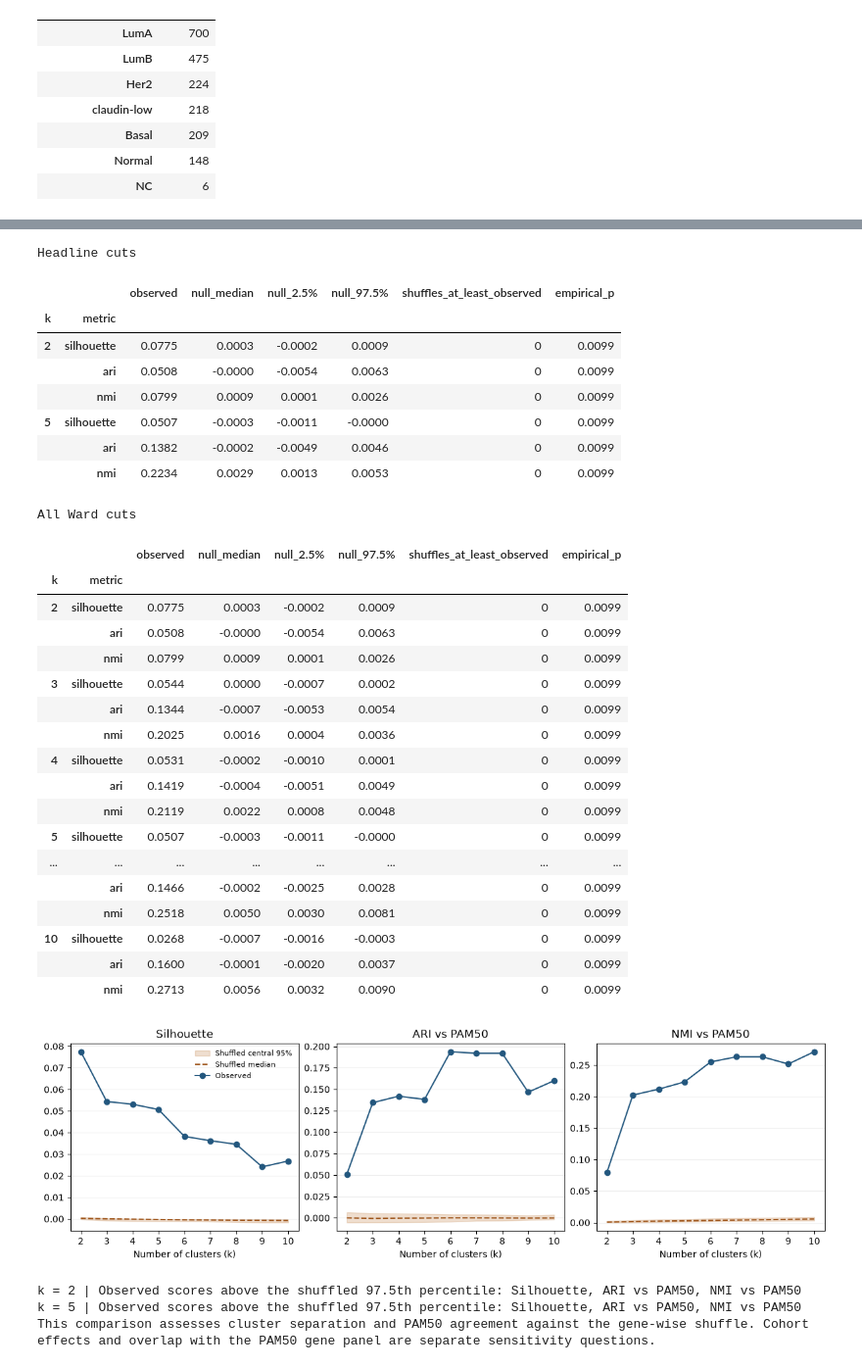
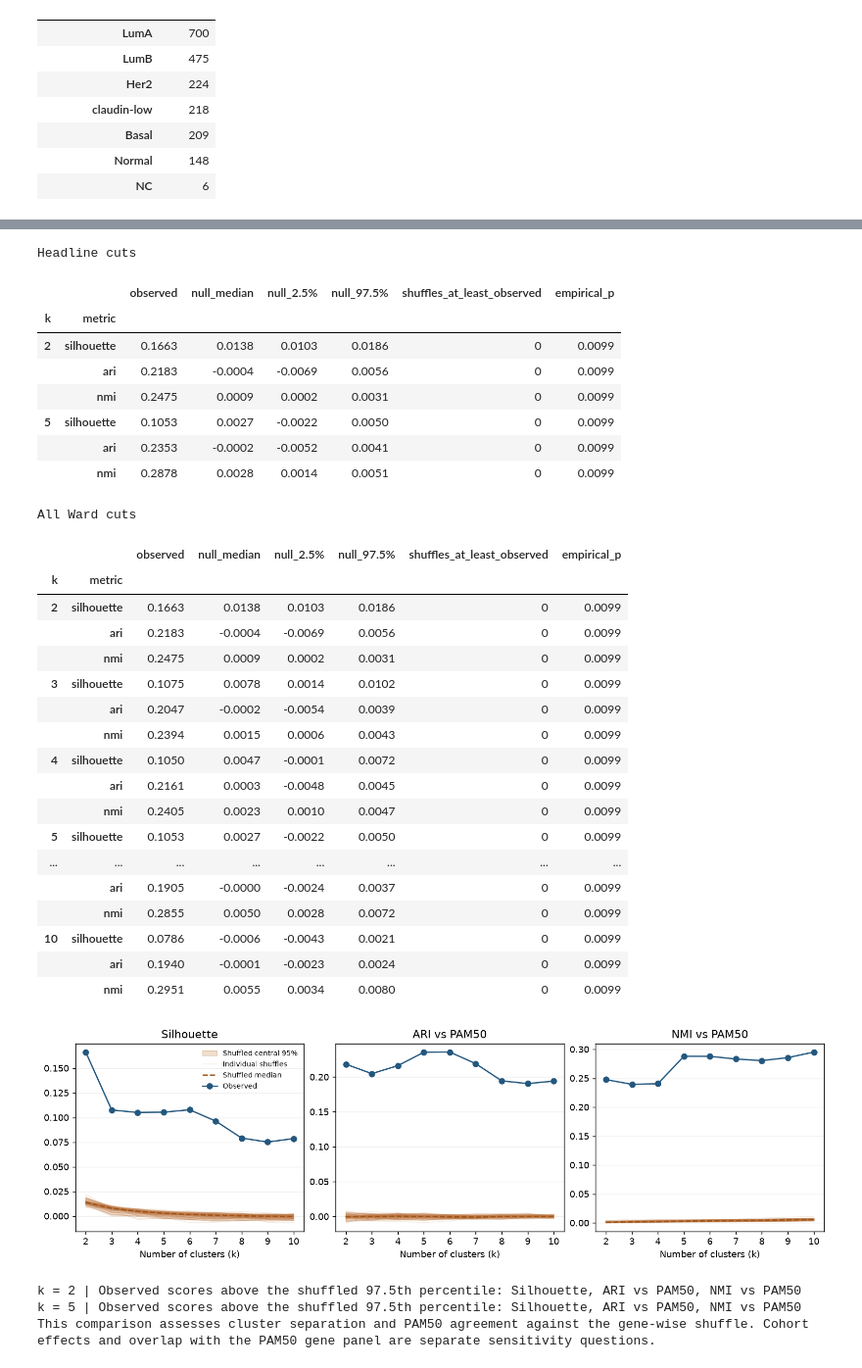
Before and after one commit to yang05051/biostat_707_final, a Jupyter notebook: Ward Negative Control.ipynb, the cells around one changed output, grey strips where cells are left out. Shown at 98% size. Saved outputs shown, nothing was run; the diff lists cells and outputs as text; code cells hidden in the pictures.

```diff
--- a/Ward Negative Control.ipynb
+++ b/Ward Negative Control.ipynb
@@ -19,6 +19,7 @@ import sklearn
 from IPython.display import display
 from scipy.cluster.hierarchy import fcluster, linkage
 from scipy.spatial.distance import pdist, squareform
+from sklearn.decomposition import PCA
 from sklearn.impute import SimpleImputer
 from sklearn.metrics import adjusted_rand_score, normalized_mutual_info_score, silhouette_score
 from sklearn.preprocessing import StandardScaler
@@ -30,6 +31,7 @@ EXPRESSION_FILE = "data_mrna_illumina_microarray.txt"
 PATIENT_FILE = "data_clinical_patient.txt"
 SAMPLE_FILE = "data_clinical_sample.txt"
 MAIN_SUBTYPES = ["LumA", "LumB", "Her2", "Basal", "Normal"]
+N_PCS = 20
 K_VALUES = range(2, 11)
 N_SHUFFLES = 100
 SEED = 707
@@ -134,7 +135,9 @@ METRICS = ["silhouette", "ari", "nmi"]
 def fit_and_score_ward(expression_values, subtype_labels, subtype_mask, k_values):
     imputed = SimpleImputer(strategy="median").fit_transform(expression_values)
     scaled = StandardScaler().fit_transform(imputed)
-    condensed_distances = pdist(scaled, metric="euclidean")
+    pca = PCA(n_components=N_PCS, svd_solver="full")
+    pcs = pca.fit_transform(scaled)
+    condensed_distances = pdist(pcs, metric="euclidean")
     tree = linkage(condensed_distances, method="ward")
     distances = squareform(condensed_distances)
 
@@ -153,20 +156,22 @@ def fit_and_score_ward(expression_values, subtype_labels, subtype_mask, k_values
             "ari": adjusted_rand_score(subtype_labels, subset),
             "nmi": normalized_mutual_info_score(subtype_labels, subset, average_method="arithmetic"),
         })
-    return pd.DataFrame(scores).set_index("k"), assignments
+    return pd.DataFrame(scores).set_index("k"), assignments, pca.explained_variance_ratio_.sum()
 
 
 X = X_2000.to_numpy(dtype=float)
 y = pam50.to_numpy()[main_mask]
-observed, observed_clusters = fit_and_score_ward(X, y, main_mask, K_VALUES)
+observed, observed_clusters, observed_variance = fit_and_score_ward(X, y, main_mask, K_VALUES)
 
 # Check the observed run against the silhouettes and clustered sample counts in Tirzah's notebook.
-reference_silhouettes = [0.077, 0.054, 0.053, 0.051, 0.038, 0.036, 0.035, 0.024, 0.027]
+reference_silhouettes = [0.166, 0.108, 0.105, 0.105, 0.108, 0.096, 0.079, 0.075, 0.079]
 np.testing.assert_allclose(observed["silhouette"], reference_silhouettes, atol=0.0005, rtol=0)
 np.testing.assert_array_equal(
-    np.bincount(observed_clusters[5])[1:], [136, 720, 765, 170, 189]
+    np.bincount(observed_clusters[5])[1:], [205, 363, 694, 174, 544]
 )
 
-print("Observed Ward silhouettes and k=5 cluster sizes reproduce Tirzah's notebook.")
+np.testing.assert_allclose(observed_variance, 0.5841, atol=0.00005, rtol=0)
+print(f"Variance explained by the first {N_PCS} PCs: {observed_variance:.2%}")
+print("Observed Ward silhouettes and k=5 cluster sizes reproduce Tirzah's PCA results.")
 display(observed.round(4))
 # %% [output]
@@ -204,6 +210,7 @@ def shuffle_expression(values, rng):
 
 started = perf_counter()
 null_runs = []
+shuffled_variances = []
 for replicate in range(1, N_SHUFFLES + 1):
     rng = np.random.default_rng(np.random.SeedSequence([SEED, replicate]))
     shuffled = shuffle_expression(X, rng)
@@ -214,7 +221,8 @@ for replicate in range(1, N_SHUFFLES + 1):
             raise ValueError("The first shuffle did not change any expression values.")
         print("First shuffle preserves every gene's values and missingness positions.", flush=True)
 
-    scores, _ = fit_and_score_ward(shuffled, y, main_mask, K_VALUES)
+    scores, _, variance = fit_and_score_ward(shuffled, y, main_mask, K_VALUES)
+    shuffled_variances.append(variance)
     null_runs.append(scores.assign(replicate=replicate))
     if replicate == 1 or replicate % 10 == 0 or replicate == N_SHUFFLES:
         print(f"Completed {replicate}/{N_SHUFFLES} shuffles in {perf_counter() - started:.1f} s.", flush=True)
@@ -223,5 +231,6 @@ null_scores = pd.concat(null_runs).reset_index().set_index(["replicate", "k"]).s
 assert len(null_scores) == N_SHUFFLES * len(K_VALUES)
 assert null_scores.index.is_unique
 assert np.isfinite(null_scores[METRICS].to_numpy()).all()
+print(f"The first {N_PCS} PCs explain a median {np.median(shuffled_variances):.2%} of shuffled variance.")
 # %% [output]
 First shuffle preserves every gene's values and missingness positions.
@@ -269,51 +279,57 @@ display(summary.round(4))
 Headline cuts
 |  |  | observed | null_median | null_2.5% | null_97.5% | shuffles_at_least_observed | empirical_p |
 | k | metric |  |  |  |  |  |  |
-| 2 | silhouette | 0.0775 | 0.0003 | -0.0002 | 0.0009 | 0 | 0.0099 |
-|  | ari | 0.0508 | -0.0000 | -0.0054 | 0.0063 | 0 | 0.0099 |
-|  | nmi | 0.0799 | 0.0009 | 0.0001 | 0.0026 | 0 | 0.0099 |
-| 5 | silhouette | 0.0507 | -0.0003 | -0.0011 | -0.0000 | 0 | 0.0099 |
-|  | ari | 0.1382 | -0.0002 | -0.0049 | 0.0046 | 0 | 0.0099 |
-|  | nmi | 0.2234 | 0.0029 | 0.0013 | 0.0053 | 0 | 0.0099 |
+| 2 | silhouette | 0.1663 | 0.0138 | 0.0103 | 0.0186 | 0 | 0.0099 |
+|  | ari | 0.2183 | -0.0004 | -0.0069 | 0.0056 | 0 | 0.0099 |
+|  | nmi | 0.2475 | 0.0009 | 0.0002 | 0.0031 | 0 | 0.0099 |
+| 5 | silhouette | 0.1053 | 0.0027 | -0.0022 | 0.0050 | 0 | 0.0099 |
+|  | ari | 0.2353 | -0.0002 | -0.0052 | 0.0041 | 0 | 0.0099 |
+|  | nmi | 0.2878 | 0.0028 | 0.0014 | 0.0051 | 0 | 0.0099 |
 All Ward cuts
 |  |  | observed | null_median | null_2.5% | null_97.5% | shuffles_at_least_observed | empirical_p |
 | k | metric |  |  |  |  |  |  |
-| 2 | silhouette | 0.0775 | 0.0003 | -0.0002 | 0.0009 | 0 | 0.0099 |
-|  | ari | 0.0508 | -0.0000 | -0.0054 | 0.0063 | 0 | 0.0099 |
-|  | nmi | 0.0799 | 0.0009 | 0.0001 | 0.0026 | 0 | 0.0099 |
-| 3 | silhouette | 0.0544 | 0.0000 | -0.0007 | 0.0002 | 0 | 0.0099 |
-|  | ari | 0.1344 | -0.0007 | -0.0053 | 0.0054 | 0 | 0.0099 |
-|  | nmi | 0.2025 | 0.0016 | 0.0004 | 0.0036 | 0 | 0.0099 |
-| 4 | silhouette | 0.0531 | -0.0002 | -0.0010 | 0.0001 | 0 | 0.0099 |
-|  | ari | 0.1419 | -0.0004 | -0.0051 | 0.0049 | 0 | 0.0099 |
-|  | nmi | 0.2119 | 0.0022 | 0.0008 | 0.0048 | 0 | 0.0099 |
-| 5 | silhouette | 0.0507 | -0.0003 | -0.0011 | -0.0000 | 0 | 0.0099 |
+| 2 | silhouette | 0.1663 | 0.0138 | 0.0103 | 0.0186 | 0 | 0.0099 |
+|  | ari | 0.2183 | -0.0004 | -0.0069 | 0.0056 | 0 | 0.0099 |
+|  | nmi | 0.2475 | 0.0009 | 0.0002 | 0.0031 | 0 | 0.0099 |
+| 3 | silhouette | 0.1075 | 0.0078 | 0.0014 | 0.0102 | 0 | 0.0099 |
+|  | ari | 0.2047 | -0.0002 | -0.0054 | 0.0039 | 0 | 0.0099 |
+|  | nmi | 0.2394 | 0.0015 | 0.0006 | 0.0043 | 0 | 0.0099 |
+| 4 | silhouette | 0.1050 | 0.0047 | -0.0001 | 0.0072 | 0 | 0.0099 |
+|  | ari | 0.2161 | 0.0003 | -0.0048 | 0.0045 | 0 | 0.0099 |
+|  | nmi | 0.2405 | 0.0023 | 0.0010 | 0.0047 | 0 | 0.0099 |
+| 5 | silhouette | 0.1053 | 0.0027 | -0.0022 | 0.0050 | 0 | 0.0099 |
 | ... | ... | ... | ... | ... | ... | ... | ... |
-|  | ari | 0.1466 | -0.0002 | -0.0025 | 0.0028 | 0 | 0.0099 |
-|  | nmi | 0.2518 | 0.0050 | 0.0030 | 0.0081 | 0 | 0.0099 |
-| 10 | silhouette | 0.0268 | -0.0007 | -0.0016 | -0.0003 | 0 | 0.0099 |
-|  | ari | 0.1600 | -0.0001 | -0.0020 | 0.0037 | 0 | 0.0099 |
-|  | nmi | 0.2713 | 0.0056 | 0.0032 | 0.0090 | 0 | 0.0099 |
+|  | ari | 0.1905 | -0.0000 | -0.0024 | 0.0037 | 0 | 0.0099 |
+|  | nmi | 0.2855 | 0.0050 | 0.0028 | 0.0072 | 0 | 0.0099 |
+| 10 | silhouette | 0.0786 | -0.0006 | -0.0043 | 0.0021 | 0 | 0.0099 |
+|  | ari | 0.1940 | -0.0001 | -0.0023 | 0.0024 | 0 | 0.0099 |
+|  | nmi | 0.2951 | 0.0055 | 0.0034 | 0.0080 | 0 | 0.0099 |
 # %%
 metric_titles = {"silhouette": "Silhouette", "ari": "ARI vs PAM50", "nmi": "NMI vs PAM50"}
 fig, axes = plt.subplots(1, 3, figsize=(12, 3.6), layout="constrained")
 
 for ax, metric in zip(axes, METRICS):
     rows = summary.xs(metric, level="metric")
     k = rows.index.to_numpy()
+    shuffled = null_scores[metric].unstack("replicate").reindex(k)
     ax.fill_between(
         k, rows["null_2.5%"], rows["null_97.5%"], alpha=0.22, color="#b76b25",
         label="Shuffled central 95%",
     )
-    ax.plot(k, rows["null_median"], linestyle="--", color="#9d5318", label="Shuffled median")
+    shuffled_lines = ax.plot(k, shuffled, color="#bf7a47", alpha=0.16, linewidth=0.8)
+    shuffled_lines[0].set_label("Individual shuffles")
+    ax.plot(
+        k, rows["null_median"], linestyle="--", color="#9d5318",
+        label="Shuffled median", zorder=3,
+    )
     ax.plot(k, rows["observed"], marker="o", color="#23577e", label="Observed")
     ax.set(title=metric_titles[metric], xlabel="Number of clusters (k)", xticks=k)
     ax.grid(axis="y", alpha=0.2)
 
 axes[0].legend(frameon=False, fontsize=8)
 plt.show()
 # %% [output]
-[figure, old version]
+[figure, new version]
 # %%
 for k in (2, 5):
     above_interval = [
```
Also changed, not shown: parts of 7 cells of this notebook, 1 other file.
